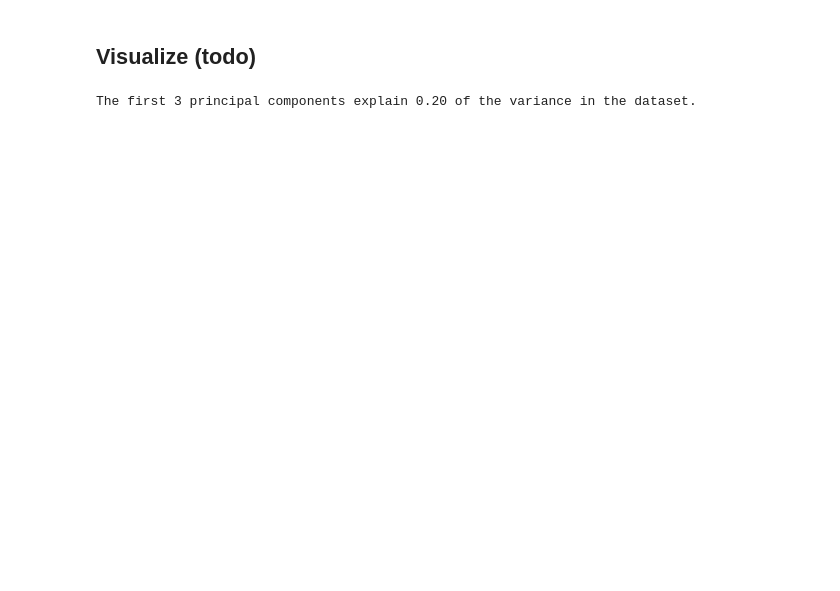
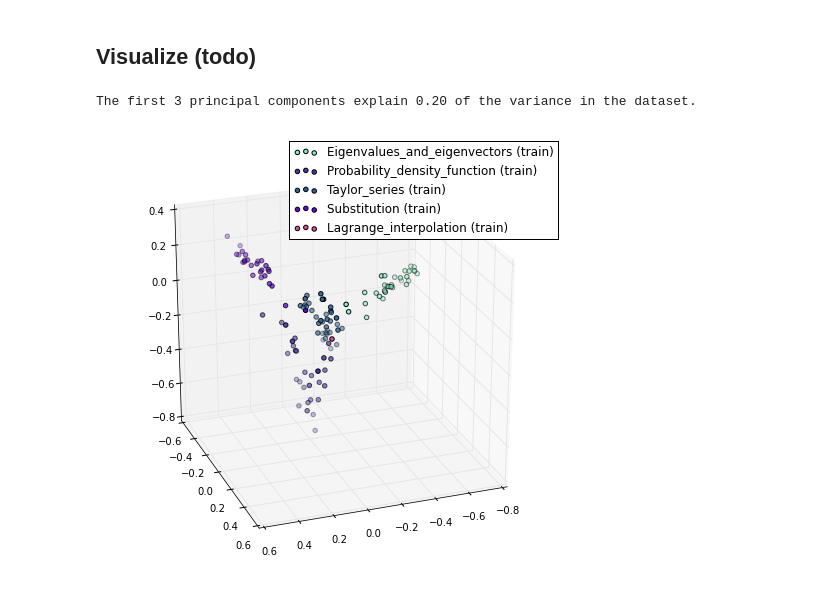
Before and after one commit to MathEducationResources/suggest_topics, a Jupyter notebook: Classify.ipynb, the cells around one changed output. Saved outputs shown, nothing was run; the diff lists cells and outputs as text; code cells hidden in the pictures; blank space fills up the shorter version.

```diff
--- a/Classify.ipynb
+++ b/Classify.ipynb
@@ -220,25 +225,35 @@ def train_test_split(qs, TRAIN_PROPORTION=0.75):
     # pick a question from each topic and add to training set
     indices_from_each_topic = pick_random_index_per_topic(qs)
 
+
     # from the rest of the questions, pick indices from each class according to topic probabilities:
     indices_left = remove_from_question_indices(indices_from_each_topic, question_indices_by_topic(qs))
+
+
     samples_left_to_take = TRAIN_SIZE - len(indices_from_each_topic)
 
     randomly_picked_indices = sample_from_all_classes(indices_left,
                                                     samples_left_to_take,
                                                      len(qs)-len(indices_from_each_topic))
 
-    train_indices = indices_from_each_topic + randomly_picked_indices
+    train_indices = sorted(indices_from_each_topic + randomly_picked_indices)
 
 
     qs_train = [q for i, q in enumerate(qs) if i in train_indices]
     qs_test = [q for i, q in enumerate(qs) if not i in train_indices]
 
-    permuted = np.random.permutation(len(qs_train))
-    qs_train_permuted = [qs_train[i] for i in permuted]
-    return qs_train_permuted, qs_test
+    #permuted = np.random.permutation(len(qs_train))
+    #qs_train_permuted = [qs_train[i] for i in permuted]
+    #!!!
+    return qs_train, qs_test, train_indices
 
-questions_train, questions_test = train_test_split(questions_raw)
+questions_train, questions_test, train_indices = train_test_split(questions_raw)
+
+print("Question indices for training set:")
+print(train_indices)
+print("\n")
+assert (questions_train[train_indices.index(3)]['sols_raw'] == questions_raw[3]['sols_raw'])
+
 
 print('TRAIN/TEST:\n##/## - Topic\n=============')
 for t in topic_tags:
@@ -264,3 +283,9 @@ assert X_train.shape[0] == len(questions_train)
 y_train = helpers.questions_to_y(questions_train, topic_tags)
 y_test = helpers.questions_to_y(questions_test, topic_tags)
 assert len(y_train) == len(questions_train)
+
+
+#!!!
+print(y_train)
+train_labels = helpers.questions_to_topic_index(questions_train, topic_tags)
+test_labels = helpers.questions_to_topic_index(questions_test, topic_tags)
@@ -311,4 +357,21 @@ pca_X_test = pca.transform(X_test.toarray())
 print('The first 3 principal components explain %.2f of the variance in the dataset.' % sum(pca.explained_variance_ratio_))
 # %% [output]
 The first 3 principal components explain 0.20 of the variance in the dataset.
+# %%
+np.random.seed(23)
+fig = plt.figure(1, figsize=(8, 6))
+plt.clf()
+ax = Axes3D(fig, rect=[0, 0, .8, 1], elev=25, azim=70)
+
+colors = [np.random.rand(3,1) for i in range(len(topic_tags))]
+
+for i, l in zip(range(len(topic_tags)), train_labels):
+    ax.scatter(pca_X_train[train_labels == i,0],
+           pca_X_train[train_labels == i,1],
+           pca_X_train[train_labels == i,2], c=colors[i], label = topic_tags[i] + ' (train)')
+
+plt.legend()
+plt.show()
+# %% [output]
+[figure, added]
 # %%
```
Also changed, not shown: parts of 13 cells of this notebook, 7 other files.
